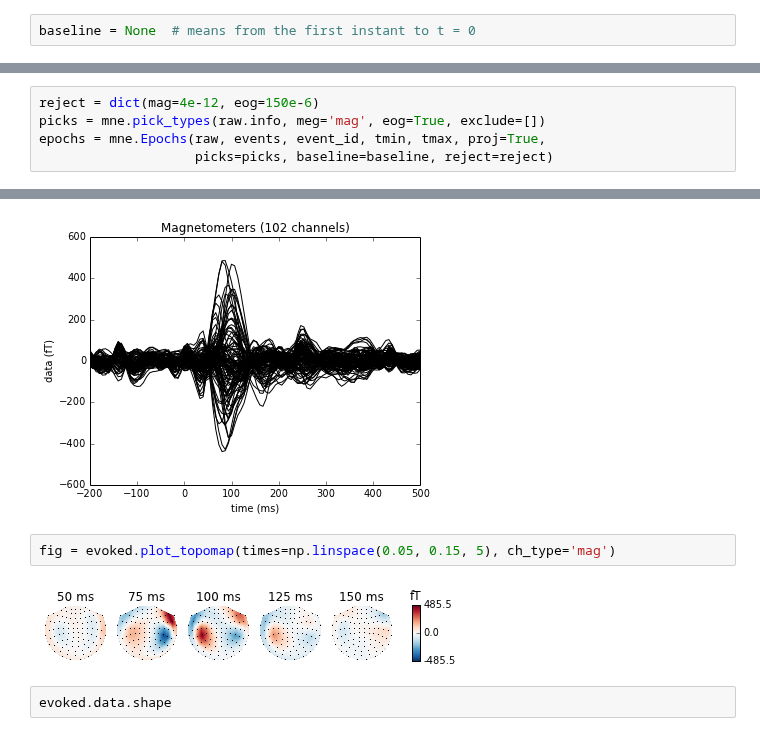
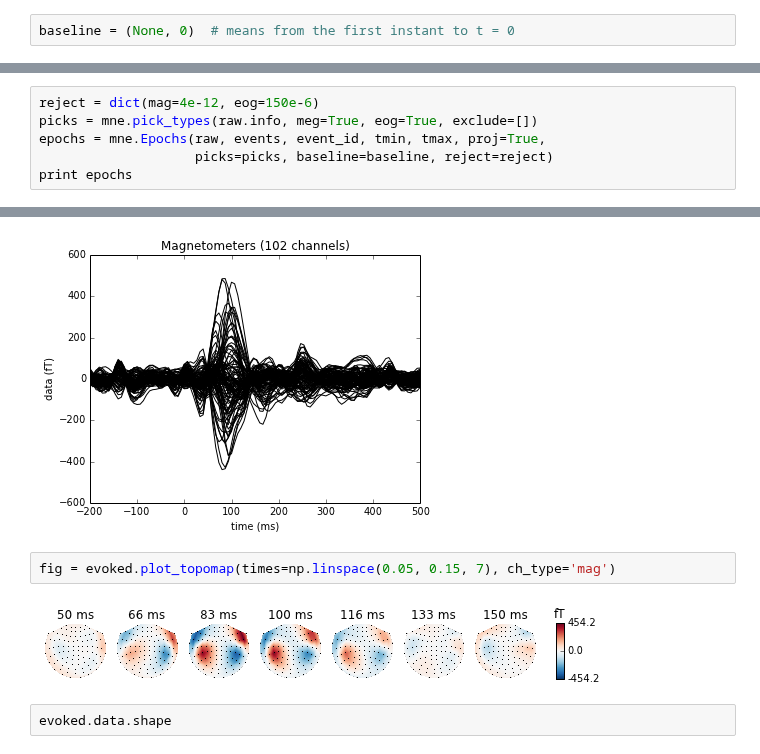
Before and after one commit to mne-tools/mne-python-notebooks, a Jupyter notebook: 1-MNE_from_raw_to_epochs_evoked.ipynb, the cells around one changed output, grey strips where cells are left out. Saved outputs shown, nothing was run; the diff lists cells and outputs as text.

```diff
--- a/1-MNE_from_raw_to_epochs_evoked.ipynb
+++ b/1-MNE_from_raw_to_epochs_evoked.ipynb
@@ -257,7 +251,7 @@ grad_picks = mne.pick_types(raw.info, meg='grad', eog=True, exclude='bads')
 # %% [markdown]
 Define the baseline period:
 # %%
-baseline = None  # means from the first instant to t = 0
+baseline = (None, 0)  # means from the first instant to t = 0
 # %% [markdown]
 Define peak-to-peak rejection parameters for gradiometers, magnetometers and EOG:
 # %%
@@ -266,6 +260,7 @@ reject = dict(grad=4000e-13, mag=4e-12, eog=150e-6)
 Read epochs:
 # %%
 reject = dict(mag=4e-12, eog=150e-6)
-picks = mne.pick_types(raw.info, meg='mag', eog=True, exclude=[])
+picks = mne.pick_types(raw.info, meg=True, eog=True, exclude=[])
 epochs = mne.Epochs(raw, events, event_id, tmin, tmax, proj=True,
                     picks=picks, baseline=baseline, reject=reject)
+print epochs
@@ -320,9 +333,9 @@ fig = evoked.plot()
 # %% [output]
 [figure]
 # %%
-fig = evoked.plot_topomap(times=np.linspace(0.05, 0.15, 5), ch_type='mag')
+fig = evoked.plot_topomap(times=np.linspace(0.05, 0.15, 7), ch_type='mag')
 # %% [output]
-[figure, old version]
+[figure, new version]
 # %%
 evoked.data.shape
 # %% [output]
```
Also changed, not shown: parts of 25 cells of this notebook, 2 other files.
